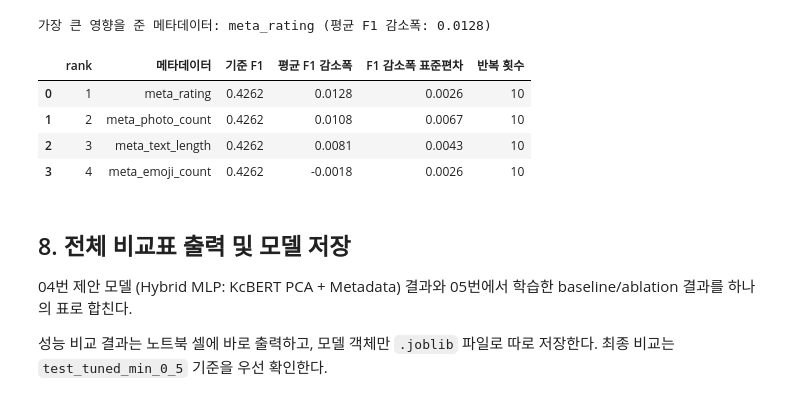
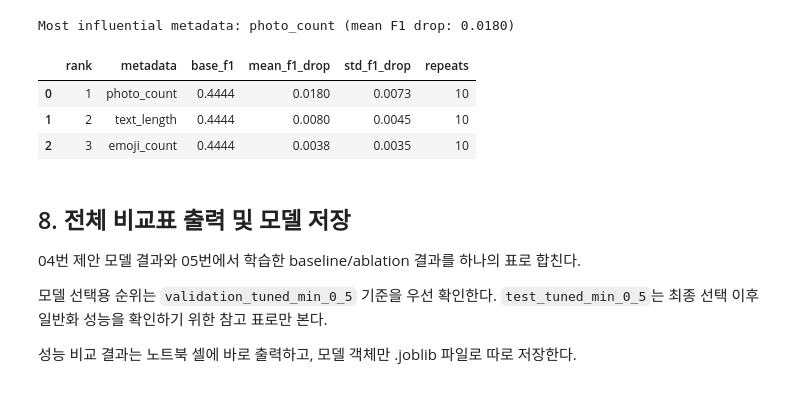
Before and after one commit to HSU-bigdata-project/review-refining, a Jupyter notebook: 05_baseline_compare_metadata_effect.ipynb, the cells around one changed output. Saved outputs shown, nothing was run; the diff lists cells and outputs as text; code cells hidden in the pictures.

```diff
--- a/05_baseline_compare_metadata_effect.ipynb
+++ b/05_baseline_compare_metadata_effect.ipynb
@@ -398,47 +416,48 @@ proposed_threshold = proposed_bundle.get('best_threshold', proposed_config['best
 
 metadata_importance = metadata_permutation_importance(
     proposed_model,
-    val_df[proposed_feature_cols],
+    X_val[proposed_feature_cols],
     y_val,
     meta_cols,
     proposed_threshold,
     repeats=10,
 )
 
 metadata_importance_display = metadata_importance.copy()
 metadata_importance_display.insert(0, 'rank', metadata_importance_display.index + 1)
 metadata_importance_display = metadata_importance_display.rename(columns={
     'metadata': '메타데이터',
     'base_f1': '기준 F1',
     'mean_f1_drop': '평균 F1 감소폭',
     'std_f1_drop': 'F1 감소폭 표준편차',
     'repeats': '반복 횟수',
 })
 metadata_importance_display = metadata_importance_display.round({
     '기준 F1': 4,
     '평균 F1 감소폭': 4,
     'F1 감소폭 표준편차': 4,
 })
 
 top_metadata = metadata_importance.iloc[0]
 print(
     f"가장 큰 영향을 준 메타데이터: {top_metadata['metadata']} "
     f"(평균 F1 감소폭: {top_metadata['mean_f1_drop']:.4f})"
 )
 display(metadata_importance_display)
 # %% [output]
-가장 큰 영향을 준 메타데이터: meta_rating (평균 F1 감소폭: 0.0128)
+Most influential metadata: photo_count (mean F1 drop: 0.0180)
-|  | rank | 메타데이터 | 기준 F1 | 평균 F1 감소폭 | F1 감소폭 표준편차 | 반복 횟수 |
-| 0 | 1 | meta_rating | 0.4262 | 0.0128 | 0.0026 | 10 |
-| 1 | 2 | meta_photo_count | 0.4262 | 0.0108 | 0.0067 | 10 |
-| 2 | 3 | meta_text_length | 0.4262 | 0.0081 | 0.0043 | 10 |
-| 3 | 4 | meta_emoji_count | 0.4262 | -0.0018 | 0.0026 | 10 |
+|  | rank | metadata | base_f1 | mean_f1_drop | std_f1_drop | repeats |
+| 0 | 1 | photo_count | 0.4444 | 0.0180 | 0.0073 | 10 |
+| 1 | 2 | text_length | 0.4444 | 0.0080 | 0.0045 | 10 |
+| 2 | 3 | emoji_count | 0.4444 | 0.0038 | 0.0035 | 10 |
 # %% [markdown]
 ## 8. 전체 비교표 출력 및 모델 저장
 
-04번 제안 모델 (Hybrid MLP: KcBERT PCA + Metadata) 결과와 05번에서 학습한 baseline/ablation 결과를 하나의 표로 합친다.
+04번 제안 모델 결과와 05번에서 학습한 baseline/ablation 결과를 하나의 표로 합친다.
 
-성능 비교 결과는 노트북 셀에 바로 출력하고, 모델 객체만 `.joblib` 파일로 따로 저장한다. 최종 비교는 `test_tuned_min_0_5` 기준을 우선 확인한다.
+모델 선택용 순위는 `validation_tuned_min_0_5` 기준을 우선 확인한다. `test_tuned_min_0_5`는 최종 선택 이후 일반화 성능을 확인하기 위한 참고 표로만 본다.
+
+성능 비교 결과는 노트북 셀에 바로 출력하고, 모델 객체만 .joblib 파일로 따로 저장한다.
 # %%
 baseline_metrics = pd.concat([
     proposed_metrics,
```
Also changed, not shown: parts of 17 cells of this notebook, 9 other files.
